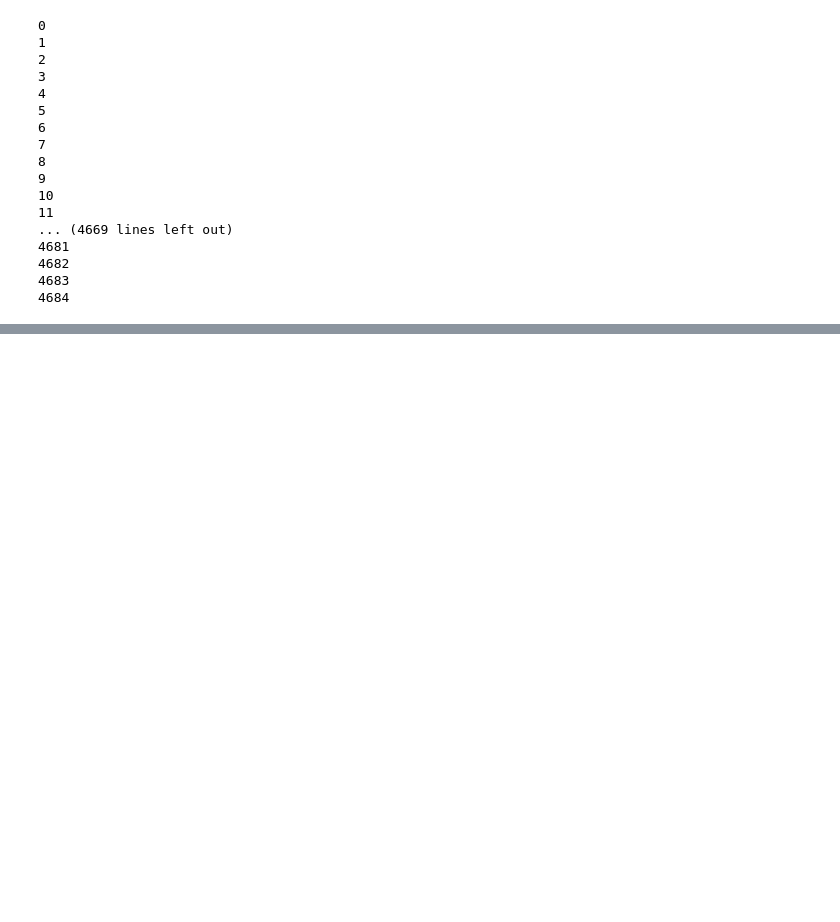
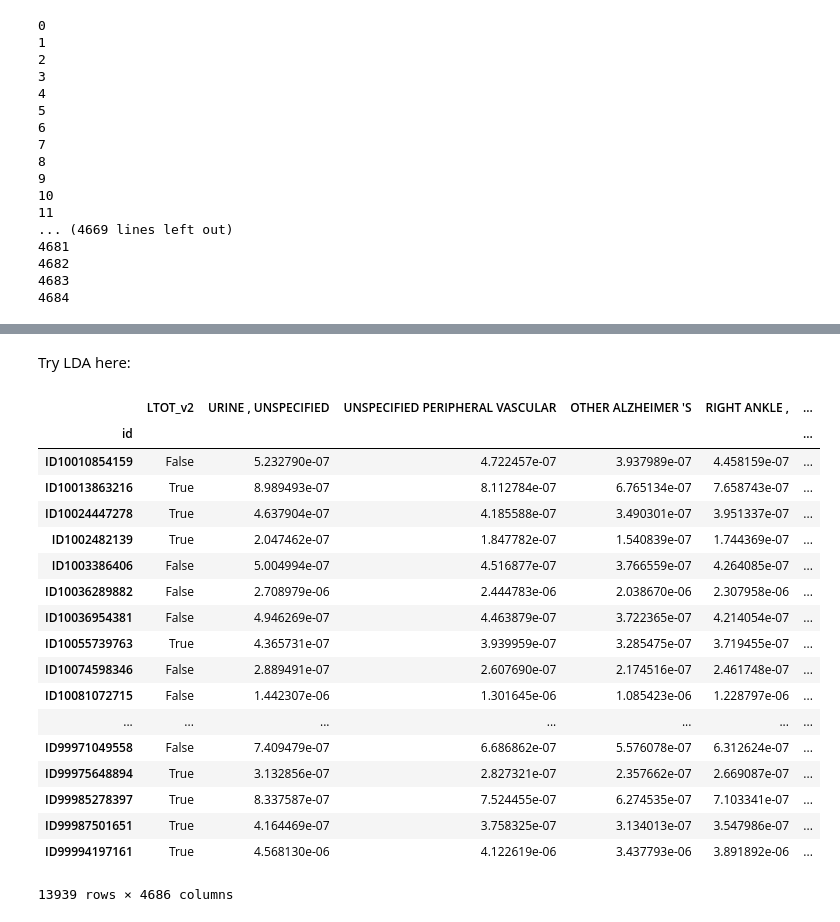
Before and after one commit to chenson2018/Humana-Mays-Competition, a Jupyter notebook: Chris Response Variable Exploration.ipynb, the cells around one changed output, grey strips where cells are left out. Drawn from its saved outputs; the diff is of its cells as text; code cells hidden in the pictures; blank space fills up the shorter version.

```diff
--- a/Chris Response Variable Exploration.ipynb
+++ b/Chris Response Variable Exploration.ipynb
@@ -549 +571,30 @@ trigram_frame
 13991 rows × 4685 columns
+# %% [markdown]
+Try LDA here:
+# %%
+target = pd.read_csv('response_variable_v2.csv')
+target = target.iloc[:,[0,2]]
+# %%
+combo = pd.merge(target, trigram_frame, how='inner', on='id').dropna()
+combo = combo.set_index('id')
+combo
+# %% [output]
+|  | LTOT_v2 | URINE , UNSPECIFIED | UNSPECIFIED PERIPHERAL VASCULAR | OTHER ALZHEIMER 'S | RIGHT ANKLE , | ... |
+| id |  |  |  |  |  | ... |
+| ID10010854159 | False | 5.232790e-07 | 4.722457e-07 | 3.937989e-07 | 4.458159e-07 | ... |
+| ID10013863216 | True | 8.989493e-07 | 8.112784e-07 | 6.765134e-07 | 7.658743e-07 | ... |
+| ID10024447278 | True | 4.637904e-07 | 4.185588e-07 | 3.490301e-07 | 3.951337e-07 | ... |
+| ID1002482139 | True | 2.047462e-07 | 1.847782e-07 | 1.540839e-07 | 1.744369e-07 | ... |
+| ID1003386406 | False | 5.004994e-07 | 4.516877e-07 | 3.766559e-07 | 4.264085e-07 | ... |
+| ID10036289882 | False | 2.708979e-06 | 2.444783e-06 | 2.038670e-06 | 2.307958e-06 | ... |
+| ID10036954381 | False | 4.946269e-07 | 4.463879e-07 | 3.722365e-07 | 4.214054e-07 | ... |
+| ID10055739763 | True | 4.365731e-07 | 3.939959e-07 | 3.285475e-07 | 3.719455e-07 | ... |
+| ID10074598346 | False | 2.889491e-07 | 2.607690e-07 | 2.174516e-07 | 2.461748e-07 | ... |
+| ID10081072715 | False | 1.442307e-06 | 1.301645e-06 | 1.085423e-06 | 1.228797e-06 | ... |
+| ... | ... | ... | ... | ... | ... | ... |
+| ID99971049558 | False | 7.409479e-07 | 6.686862e-07 | 5.576078e-07 | 6.312624e-07 | ... |
+| ID99975648894 | True | 3.132856e-07 | 2.827321e-07 | 2.357662e-07 | 2.669087e-07 | ... |
+| ID99985278397 | True | 8.337587e-07 | 7.524455e-07 | 6.274535e-07 | 7.103341e-07 | ... |
+| ID99987501651 | True | 4.164469e-07 | 3.758325e-07 | 3.134013e-07 | 3.547986e-07 | ... |
+| ID99994197161 | True | 4.568130e-06 | 4.122619e-06 | 3.437793e-06 | 3.891892e-06 | ... |
+13939 rows × 4686 columns
```
Also changed, not shown: parts of 13 cells of this notebook, 2 other files.
